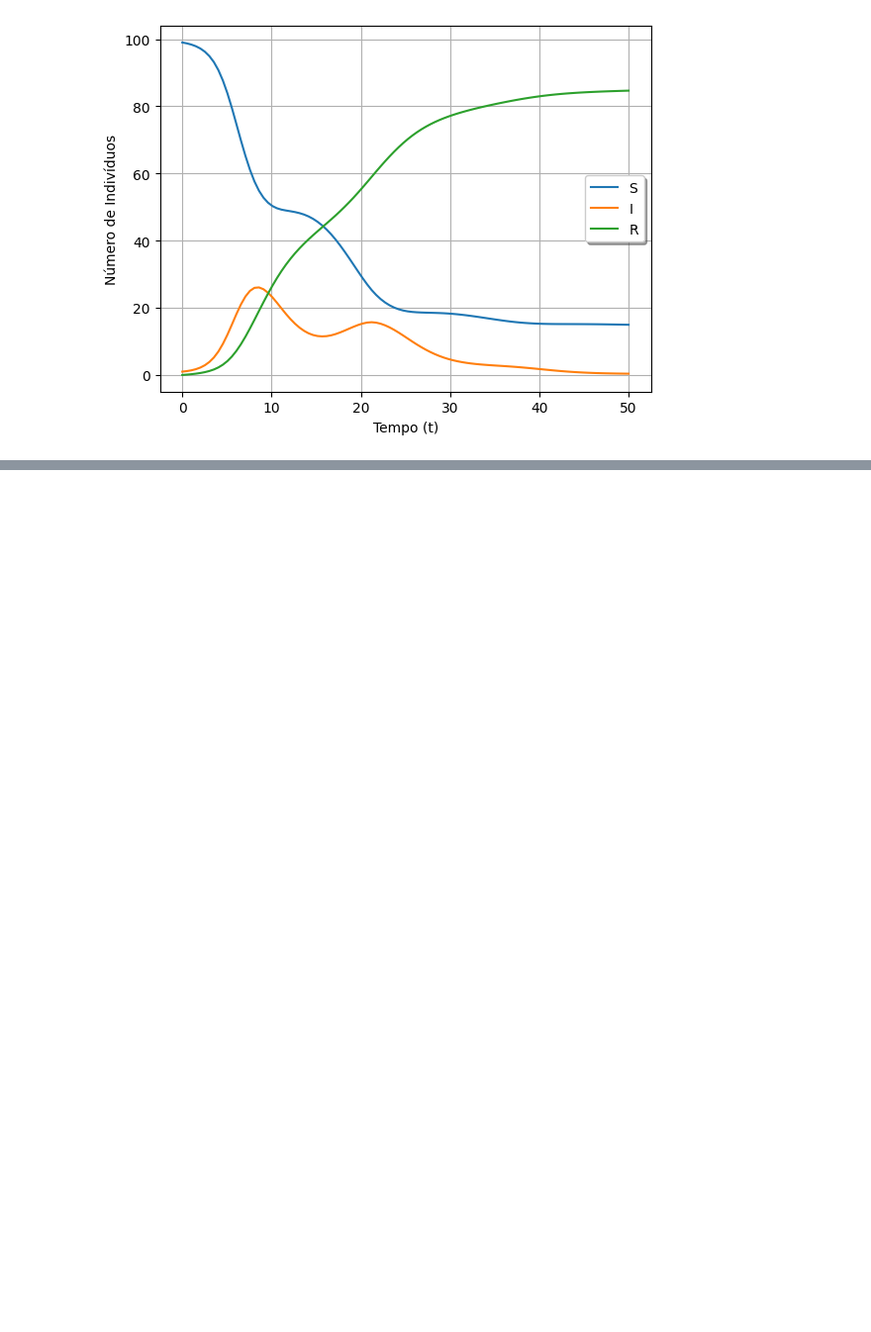
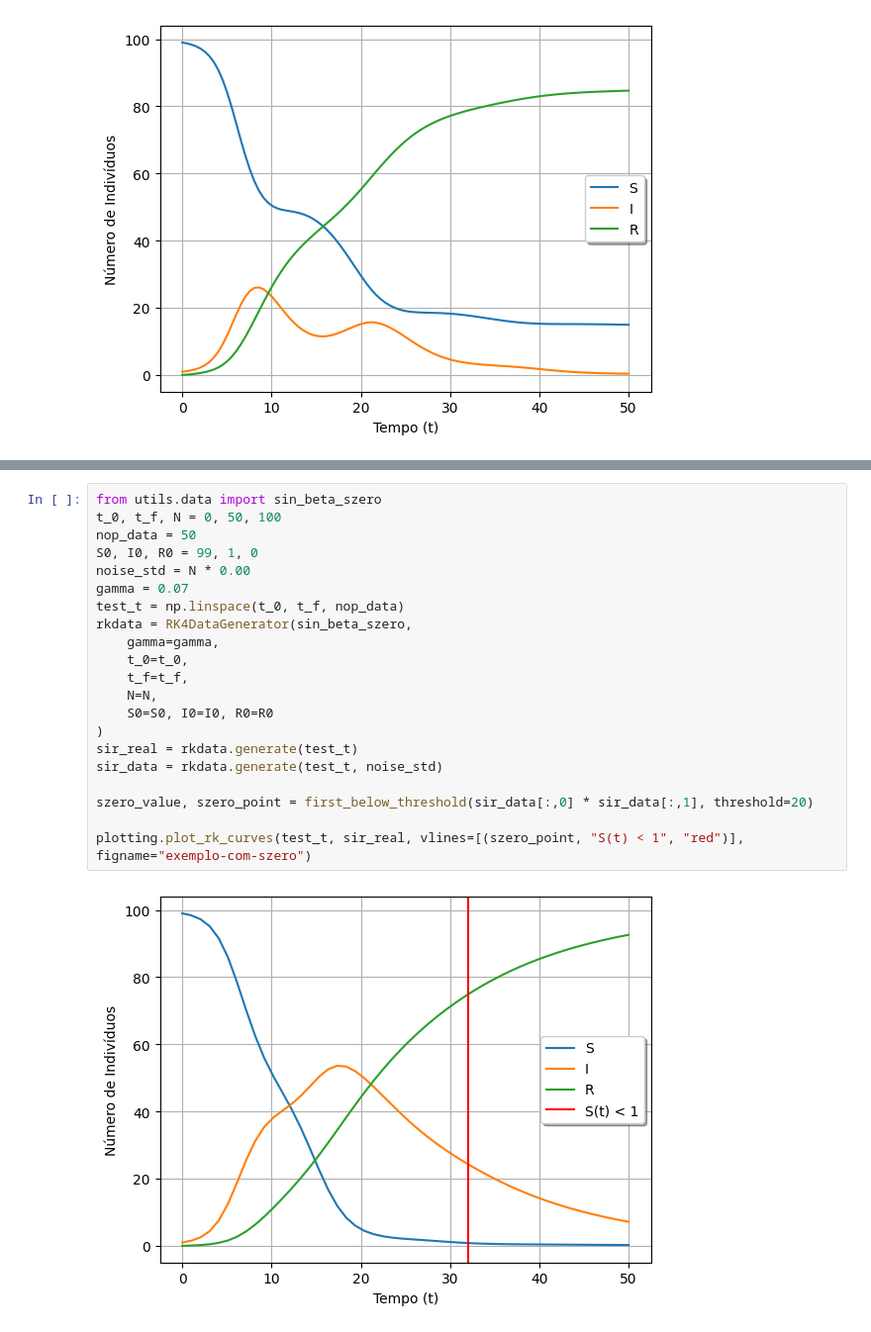
Before and after one commit to ginbar/inverse-cm, a Jupyter notebook: notebooks/images/DataImages.ipynb, the cells around one changed output, grey strips where cells are left out. Shown at 99% size. Drawn from its saved outputs; the diff is of its cells as text; blank space fills up the shorter version.

```diff
--- a/notebooks/images/DataImages.ipynb
+++ b/notebooks/images/DataImages.ipynb
@@ -108,0 +146,23 @@ plotting.plot_rk_curves(data_t, sin_sir_data, figname="sin-beta-data-example")
+# %%
+from utils.data import sin_beta_szero
+t_0, t_f, N = 0, 50, 100
+nop_data = 50
+S0, I0, R0 = 99, 1, 0
+noise_std = N * 0.00
+gamma = 0.07
+test_t = np.linspace(t_0, t_f, nop_data)
+rkdata = RK4DataGenerator(sin_beta_szero,
+    gamma=gamma,
+    t_0=t_0,
+    t_f=t_f,
+    N=N,
+    S0=S0, I0=I0, R0=R0
+)
+sir_real = rkdata.generate(test_t)
+sir_data = rkdata.generate(test_t, noise_std)
+
+szero_value, szero_point = first_below_threshold(sir_data[:,0] * sir_data[:,1], threshold=20)
+
+plotting.plot_rk_curves(test_t, sir_real, vlines=[(szero_point, "S(t) < 1", "red")], figname="exemplo-com-szero")
+# %% [output]
+[figure, added]
```
Also changed, not shown: parts of 9 cells of this notebook, 6 other files.
